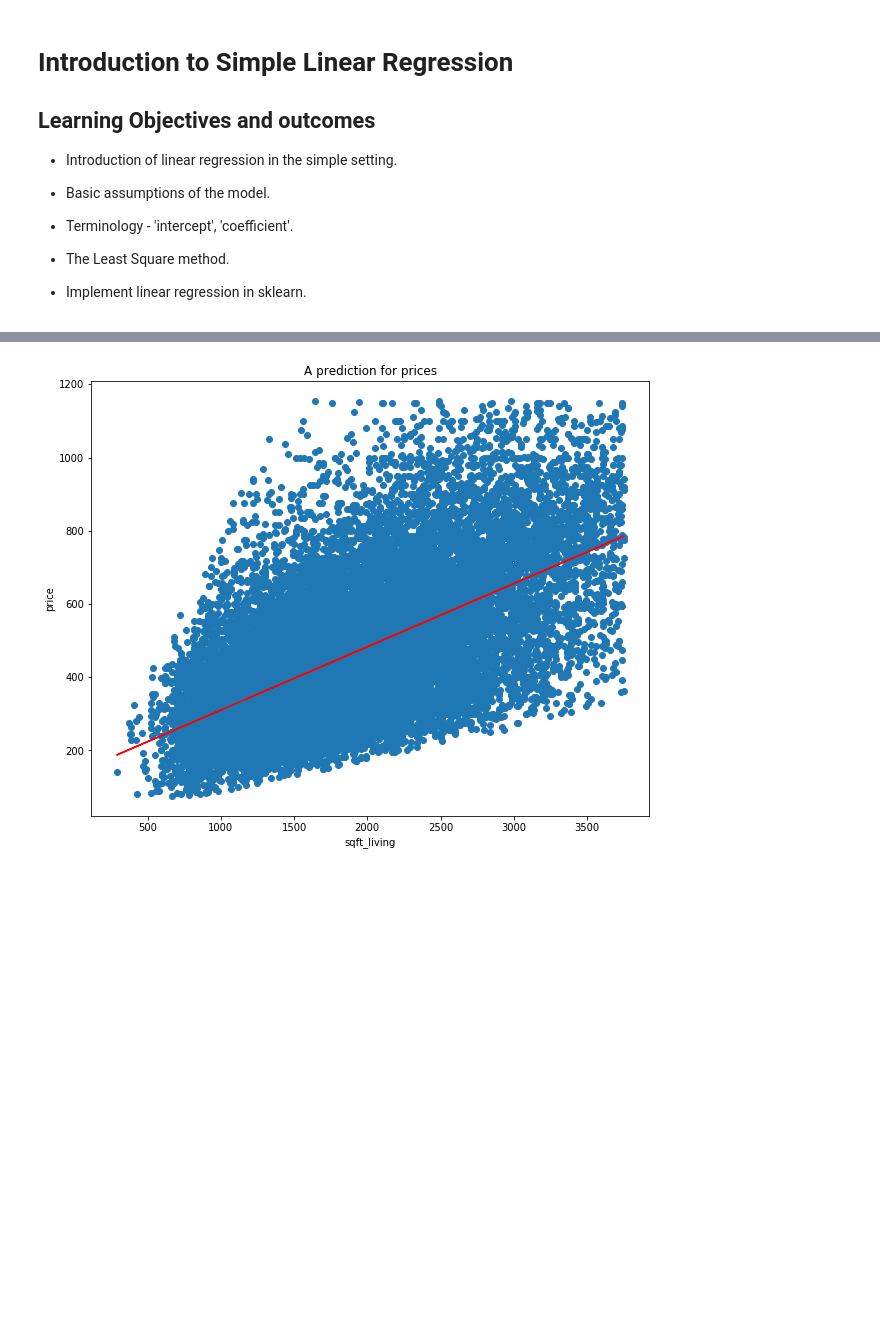
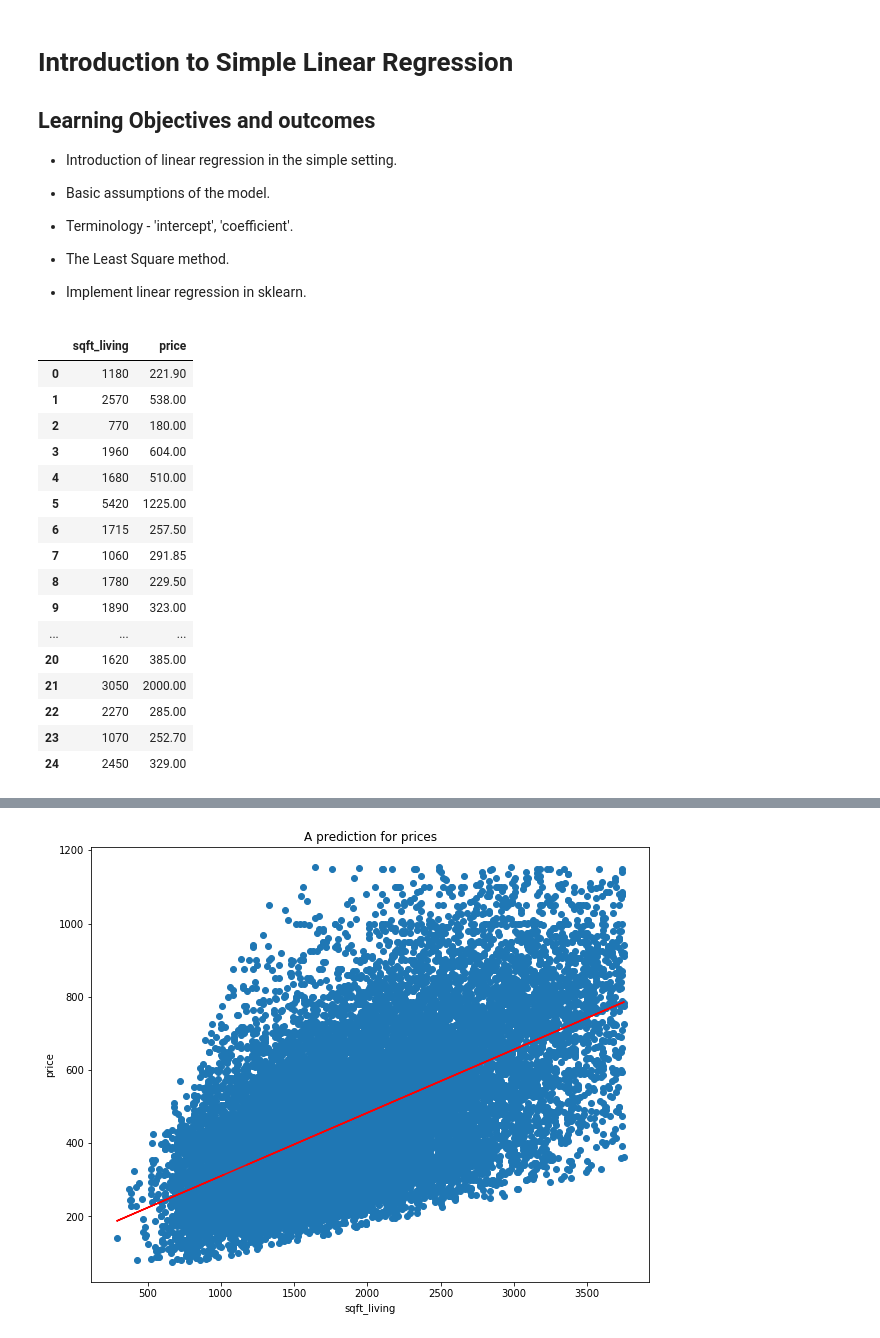
Before and after one commit to mmbaba91/dc-ds-08-26-19, a Jupyter notebook: module-3/week_2/day4/simple_linear_regression-before.ipynb, the cells around one changed output, grey strips where cells are left out. Saved outputs shown, nothing was run; the diff lists cells and outputs as text; code cells hidden in the pictures; blank space fills up the shorter version.

```diff
--- a/module-3/week_2/day4/simple_linear_regression-before.ipynb
+++ b/module-3/week_2/day4/simple_linear_regression-before.ipynb
@@ -27 +28,21 @@ import matplotlib.pyplot as plt
 ## scale price with 1000 so that it will be easier
+# %%
+df.head(25)
+# %% [output]
+|  | sqft_living | price |
+| 0 | 1180 | 221.90 |
+| 1 | 2570 | 538.00 |
+| 2 | 770 | 180.00 |
+| 3 | 1960 | 604.00 |
+| 4 | 1680 | 510.00 |
+| 5 | 5420 | 1225.00 |
+| 6 | 1715 | 257.50 |
+| 7 | 1060 | 291.85 |
+| 8 | 1780 | 229.50 |
+| 9 | 1890 | 323.00 |
+| ... | ... | ... |
+| 20 | 1620 | 385.00 |
+| 21 | 3050 | 2000.00 |
+| 22 | 2270 | 285.00 |
+| 23 | 1070 | 252.70 |
+| 24 | 2450 | 329.00 |
```
Also changed, not shown: parts of 13 cells of this notebook.
